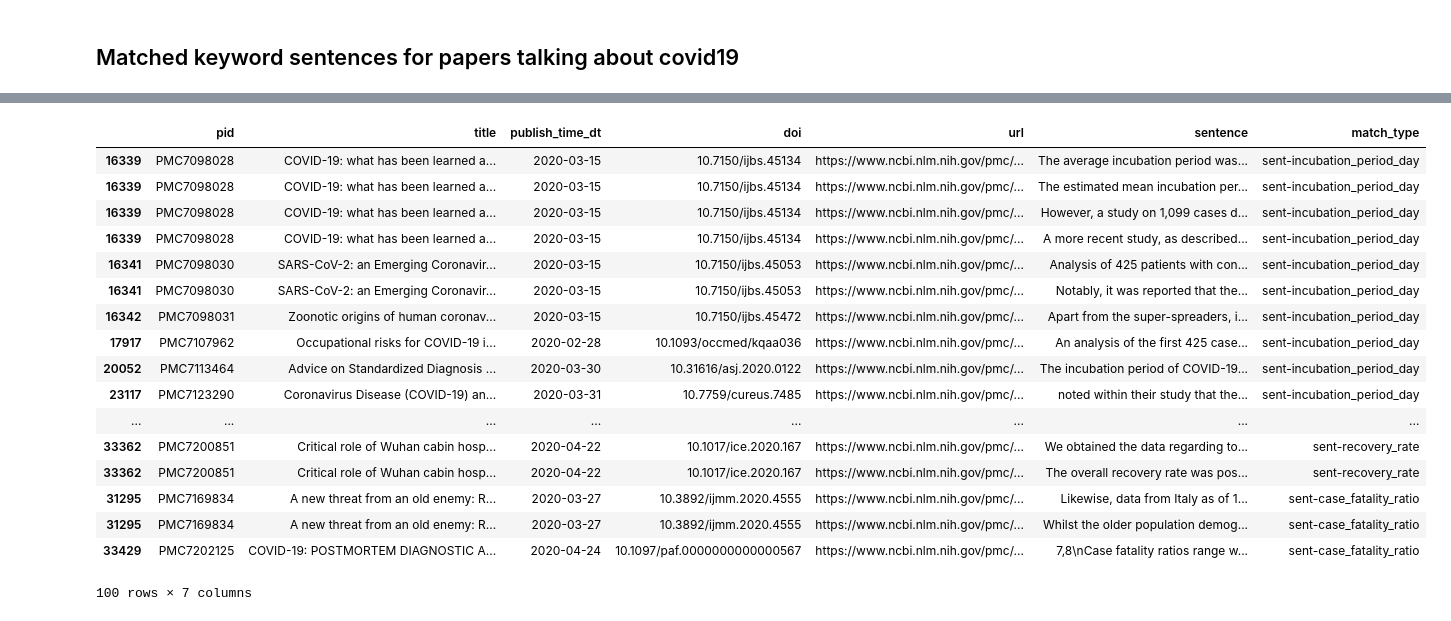
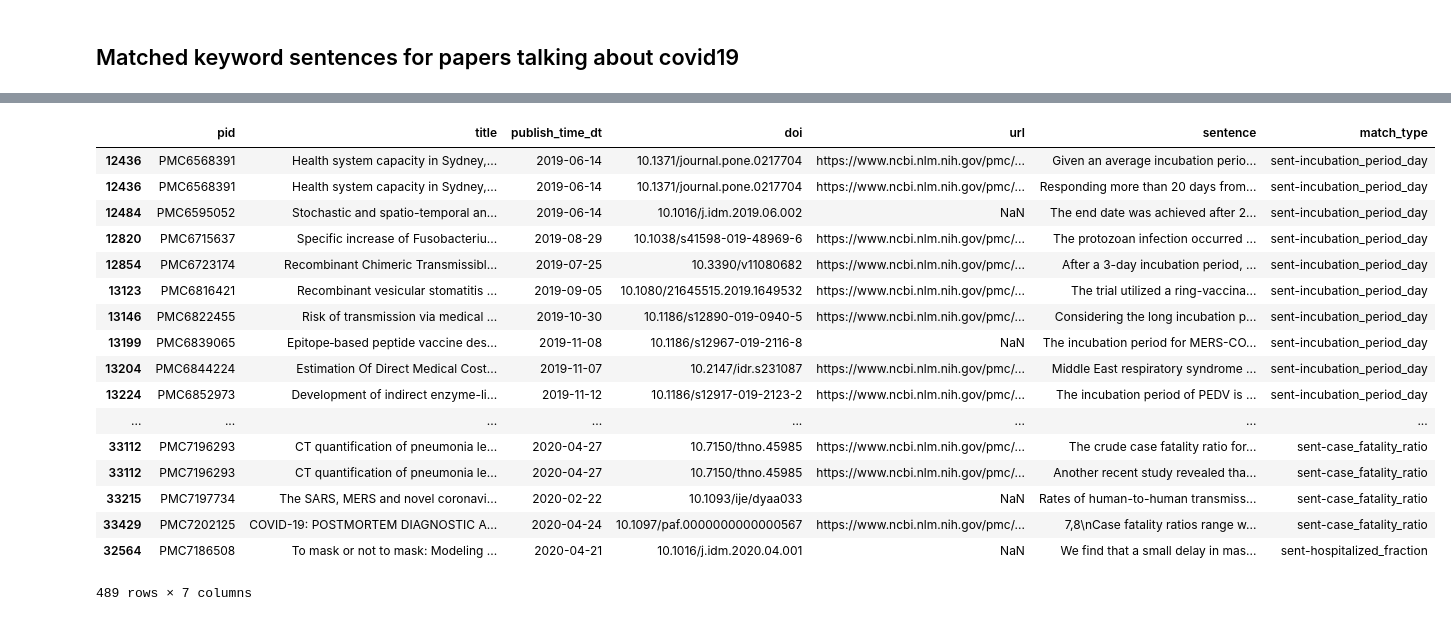
Before and after one commit to databridgevt/covid19, a Jupyter notebook: analysis/db/id_model_inputs/03-filtered_incubation_sentences.py.ipynb, the cells around one changed output, grey strips where cells are left out. Saved outputs shown, nothing was run; the diff lists cells and outputs as text; code cells hidden in the pictures.

```diff
--- a/analysis/db/id_model_inputs/03-filtered_incubation_sentences.py.ipynb
+++ b/analysis/db/id_model_inputs/03-filtered_incubation_sentences.py.ipynb
@@ -286,8 +318,9 @@ with pd.option_context('display.min_rows', len(future_dates_df), 'display.max_co
 # %%
 filter_words_lower_regex = [
-    r"covid\s?-?\s?19",
-    r"sars-?cov-?2",
-    r"ncov"
+    r".*covid\s?-?\s?19.*", # covid-19
+    r".*sars-?cov-?2.*",    # sars-cov-2
+    r".*ncov.*",            # ncov
+    r".*coronavirus.*",     # coronavirus
 ]
 pattern = "|".join(filter_words_lower_regex)
 pattern
@@ -387,7 +439,7 @@ exploded_df_list = []
 
 for idx, sc in enumerate(sent_cols):
     print(idx, sc)
-    exploded = covid_kw_sent_subset[non_sent_cols + [sc]].explode(sc).dropna()
+    exploded = covid_kw_sent_subset[non_sent_cols + [sc]].explode(sc)
     exploded = exploded.rename({sc: "sentence"}, axis='columns')
     exploded['match_type'] = sc
     display(exploded)
@@ -440,0 +536,2 @@ Number of unique pids: (64,)
+# %%
+explode_df = explode_df[~explode_df.sentence.isna()]
@@ -473,22 +610,22 @@ explode_df.shape
 # %%
-with pd.option_context('display.min_rows', 1000, 'display.max_columns', None, 'display.max_colwidth', -1):
+with pd.option_context('display.min_rows', 99999, 'display.max_columns', None, 'display.max_colwidth', -1):
     display(explode_df)
 # %% [output]
 |  | pid | title | publish_time_dt | doi | url | sentence | match_type |
-| 16339 | PMC7098028 | COVID-19: what has been learned a... | 2020-03-15 | 10.7150/ijbs.45134 | https://www.ncbi.nlm.nih.gov/pmc/... | The average incubation period was... | sent-incubation_period_day |
-| 16339 | PMC7098028 | COVID-19: what has been learned a... | 2020-03-15 | 10.7150/ijbs.45134 | https://www.ncbi.nlm.nih.gov/pmc/... | The estimated mean incubation per... | sent-incubation_period_day |
-| 16339 | PMC7098028 | COVID-19: what has been learned a... | 2020-03-15 | 10.7150/ijbs.45134 | https://www.ncbi.nlm.nih.gov/pmc/... | However, a study on 1,099 cases d... | sent-incubation_period_day |
-| 16339 | PMC7098028 | COVID-19: what has been learned a... | 2020-03-15 | 10.7150/ijbs.45134 | https://www.ncbi.nlm.nih.gov/pmc/... | A more recent study, as described... | sent-incubation_period_day |
-| 16341 | PMC7098030 | SARS-CoV-2: an Emerging Coronavir... | 2020-03-15 | 10.7150/ijbs.45053 | https://www.ncbi.nlm.nih.gov/pmc/... | Analysis of 425 patients with con... | sent-incubation_period_day |
-| 16341 | PMC7098030 | SARS-CoV-2: an Emerging Coronavir... | 2020-03-15 | 10.7150/ijbs.45053 | https://www.ncbi.nlm.nih.gov/pmc/... | Notably, it was reported that the... | sent-incubation_period_day |
-| 16342 | PMC7098031 | Zoonotic origins of human coronav... | 2020-03-15 | 10.7150/ijbs.45472 | https://www.ncbi.nlm.nih.gov/pmc/... | Apart from the super-spreaders, i... | sent-incubation_period_day |
-| 17917 | PMC7107962 | Occupational risks for COVID-19 i... | 2020-02-28 | 10.1093/occmed/kqaa036 | https://www.ncbi.nlm.nih.gov/pmc/... | An analysis of the first 425 case... | sent-incubation_period_day |
-| 20052 | PMC7113464 | Advice on Standardized Diagnosis ... | 2020-03-30 | 10.31616/asj.2020.0122 | https://www.ncbi.nlm.nih.gov/pmc/... | The incubation period of COVID-19... | sent-incubation_period_day |
-| 23117 | PMC7123290 | Coronavirus Disease (COVID-19) an... | 2020-03-31 | 10.7759/cureus.7485 | https://www.ncbi.nlm.nih.gov/pmc/... | noted within their study that the... | sent-incubation_period_day |
+| 12436 | PMC6568391 | Health system capacity in Sydney,... | 2019-06-14 | 10.1371/journal.pone.0217704 | https://www.ncbi.nlm.nih.gov/pmc/... | Given an average incubation perio... | sent-incubation_period_day |
+| 12436 | PMC6568391 | Health system capacity in Sydney,... | 2019-06-14 | 10.1371/journal.pone.0217704 | https://www.ncbi.nlm.nih.gov/pmc/... | Responding more than 20 days from... | sent-incubation_period_day |
+| 12484 | PMC6595052 | Stochastic and spatio-temporal an... | 2019-06-14 | 10.1016/j.idm.2019.06.002 | NaN | The end date was achieved after 2... | sent-incubation_period_day |
+| 12820 | PMC6715637 | Specific increase of Fusobacteriu... | 2019-08-29 | 10.1038/s41598-019-48969-6 | https://www.ncbi.nlm.nih.gov/pmc/... | The protozoan infection occurred ... | sent-incubation_period_day |
+| 12854 | PMC6723174 | Recombinant Chimeric Transmissibl... | 2019-07-25 | 10.3390/v11080682 | https://www.ncbi.nlm.nih.gov/pmc/... | After a 3-day incubation period, ... | sent-incubation_period_day |
+| 13123 | PMC6816421 | Recombinant vesicular stomatitis ... | 2019-09-05 | 10.1080/21645515.2019.1649532 | https://www.ncbi.nlm.nih.gov/pmc/... | The trial utilized a ring-vaccina... | sent-incubation_period_day |
+| 13146 | PMC6822455 | Risk of transmission via medical ... | 2019-10-30 | 10.1186/s12890-019-0940-5 | https://www.ncbi.nlm.nih.gov/pmc/... | Considering the long incubation p... | sent-incubation_period_day |
+| 13199 | PMC6839065 | Epitope‐based peptide vaccine des... | 2019-11-08 | 10.1186/s12967-019-2116-8 | NaN | The incubation period for MERS-CO... | sent-incubation_period_day |
+| 13204 | PMC6844224 | Estimation Of Direct Medical Cost... | 2019-11-07 | 10.2147/idr.s231087 | https://www.ncbi.nlm.nih.gov/pmc/... | Middle East respiratory syndrome ... | sent-incubation_period_day |
+| 13224 | PMC6852973 | Development of indirect enzyme-li... | 2019-11-12 | 10.1186/s12917-019-2123-2 | https://www.ncbi.nlm.nih.gov/pmc/... | The incubation period of PEDV is ... | sent-incubation_period_day |
 | ... | ... | ... | ... | ... | ... | ... | ... |
-| 33362 | PMC7200851 | Critical role of Wuhan cabin hosp... | 2020-04-22 | 10.1017/ice.2020.167 | https://www.ncbi.nlm.nih.gov/pmc/... | We obtained the data regarding to... | sent-recovery_rate |
-| 33362 | PMC7200851 | Critical role of Wuhan cabin hosp... | 2020-04-22 | 10.1017/ice.2020.167 | https://www.ncbi.nlm.nih.gov/pmc/... | The overall recovery rate was pos... | sent-recovery_rate |
-| 31295 | PMC7169834 | A new threat from an old enemy: R... | 2020-03-27 | 10.3892/ijmm.2020.4555 | https://www.ncbi.nlm.nih.gov/pmc/... | Likewise, data from Italy as of 1... | sent-case_fatality_ratio |
-| 31295 | PMC7169834 | A new threat from an old enemy: R... | 2020-03-27 | 10.3892/ijmm.2020.4555 | https://www.ncbi.nlm.nih.gov/pmc/... | Whilst the older population demog... | sent-case_fatality_ratio |
+| 33112 | PMC7196293 | CT quantification of pneumonia le... | 2020-04-27 | 10.7150/thno.45985 | https://www.ncbi.nlm.nih.gov/pmc/... | The crude case fatality ratio for... | sent-case_fatality_ratio |
+| 33112 | PMC7196293 | CT quantification of pneumonia le... | 2020-04-27 | 10.7150/thno.45985 | https://www.ncbi.nlm.nih.gov/pmc/... | Another recent study revealed tha... | sent-case_fatality_ratio |
+| 33215 | PMC7197734 | The SARS, MERS and novel coronavi... | 2020-02-22 | 10.1093/ije/dyaa033 | NaN | Rates of human-to-human transmiss... | sent-case_fatality_ratio |
 | 33429 | PMC7202125 | COVID-19: POSTMORTEM DIAGNOSTIC A... | 2020-04-24 | 10.1097/paf.0000000000000567 | https://www.ncbi.nlm.nih.gov/pmc/... | 7,8\nCase fatality ratios range w... | sent-case_fatality_ratio |
+| 32564 | PMC7186508 | To mask or not to mask: Modeling ... | 2020-04-21 | 10.1016/j.idm.2020.04.001 | NaN | We find that a small delay in mas... | sent-hospitalized_fraction |
-100 rows × 7 columns
+489 rows × 7 columns
```
Also changed, not shown: parts of 42 cells of this notebook.
